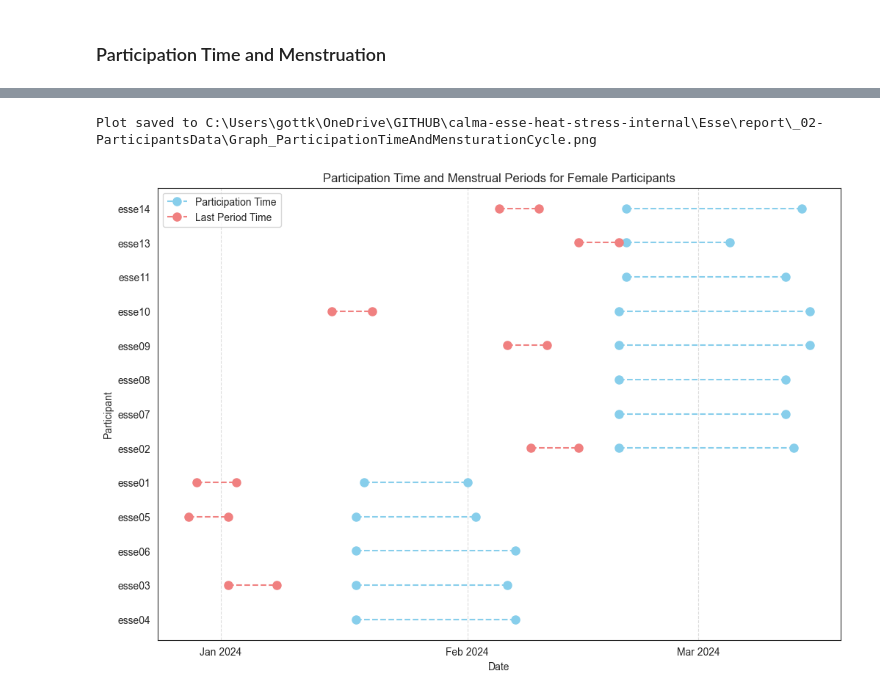
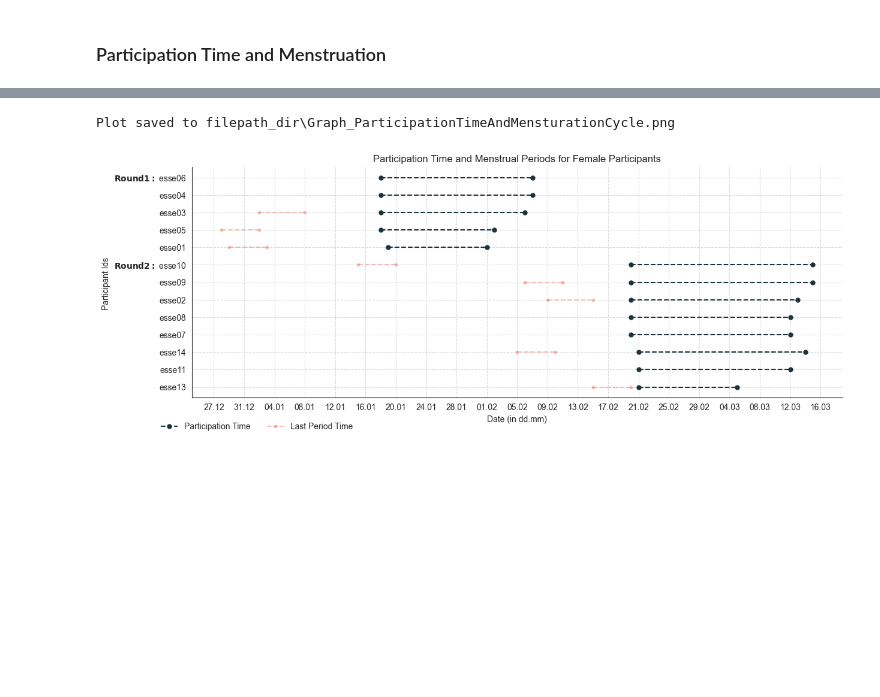
Before and after one commit to buds-lab/calma-esse-heat-stress-public, a Jupyter notebook: Esse/src/Participants_Antro.ipynb, the cells around one changed output, grey strips where cells are left out. Drawn from its saved outputs; the diff is of its cells as text; code cells hidden in the pictures; blank space fills up the shorter version.

```diff
--- a/Esse/src/Participants_Antro.ipynb
+++ b/Esse/src/Participants_Antro.ipynb
@@ -518,7 +476,10 @@ import matplotlib.pyplot as plt
 import matplotlib.dates as mdates
 import pandas as pd
 
-plt.figure(figsize=(12, 8))
+df = df.sort_values(by='Start', ascending=False).reset_index(drop=True)
+
+plt.figure(figsize=(14, 5))
+
 
 # Initialize legend handles and labels
 handles = []
@@ -530,49 +491,55 @@ for i, participant in enumerate(df['id_participant']):
     end = df['End'].iloc[i]
 
     # Plot the start and end points for participation time
-    participation_line, = plt.plot([start, end], [participant, participant], 'o--', color='skyblue', markersize=8)
+    participation_line, = plt.plot([start, end], [participant, participant], 'o--', color=color_elderberryblack, markersize=5)
     if 'Participation Time' not in labels:  # Add legend only once
         handles.append(participation_line)
         labels.append('Participation Time')
 
     # If the participant is female, add additional points for the last period and its duration
-    if df['gender'].iloc[i] == 'Female':
+    if df['gender'].iloc[i] == 1:
         last_period = df['LastPeriod?'].iloc[i]
         if pd.notna(last_period) and pd.notna(df['DurationPeriod?'].iloc[i]):
             period_end = last_period + pd.Timedelta(days=int(df['DurationPeriod?'].iloc[i]))
-            last_period_line, = plt.plot([last_period, period_end], [participant, participant], 'o--', color='lightcoral', markersize=8)
+            last_period_line, = plt.plot([last_period, period_end], [participant, participant], 'o--', color=color_coralpink, markersize=3, alpha=0.5)
             if 'Last Period Time' not in labels:  # Add legend only once
                 handles.append(last_period_line)
                 labels.append('Last Period Time')
 
 # Customize the plot
-plt.xlabel('Date')
-plt.ylabel('Participant')
+plt.xlabel('Date (in dd.mm)')
+plt.ylabel('Participant Ids ')
 plt.title('Participation Time and Menstrual Periods for Female Participants')
 plt.grid(axis='x', linestyle='--', alpha=0.7)
+plt.grid(axis='y', linestyle='--', alpha=0.7)
 
-# Set the x-axis major locator to month intervals
-plt.gca().xaxis.set_major_locator(mdates.MonthLocator())
-plt.gca().xaxis.set_major_formatter(mdates.DateFormatter('%b %Y'))
+# Set the x-axis major locator to month intervals and minor locator to day intervals
+plt.gca().xaxis.set_major_locator(mdates.DayLocator(interval=4))
+plt.gca().xaxis.set_major_formatter(mdates.DateFormatter('%d.%m'))
 
-# Add legend
-plt.legend(handles, labels)
+plt.legend(handles, labels, loc='upper center', bbox_to_anchor=(0.1, -0.075), ncol=2, frameon=False)
 
-filepath = os.path.join(filepath_dir, "Graph_ParticipationTimeAndMensturationCycle.png")
+
+# Customizing y-axis labels
+y_labels = ['esse13', 'esse11', 'esse14', 'esse07', 'esse08', 'esse02', 'esse09', r'$\bf{Round 2:}$ esse10',
+            'esse01', 'esse05', 'esse03', 'esse04', r'$\bf{Round 1:}$ esse06']
+plt.gca().set_yticks(df['id_participant'])
+plt.gca().set_yticklabels(y_labels)
+
+sns.despine()
+
+filepath = os.path.join("filepath_dir", "Graph_ParticipationTimeAndMensturationCycle.png")
 if filepath != "":
     directory = os.path.dirname(filepath)
 
     # Create directory if it doesn't exist
     if not os.path.exists(directory):
         os.makedirs(directory)
 
     plt.savefig(filepath, bbox_inches='tight', pad_inches=0.1)
     print(f"Plot saved to {filepath}")
 
-
-plt.savefig(filepath)
-
 plt.show()
 # %% [output]
-Plot saved to C:\Users\gottk\OneDrive\GITHUB\calma-esse-heat-stress-internal\Esse\report\_02-ParticipantsData\Graph_ParticipationTimeAndMensturationCycle.png
+Plot saved to filepath_dir\Graph_ParticipationTimeAndMensturationCycle.png
-[figure, old version]
+[figure, new version]
```
Also changed, not shown: parts of 3 cells of this notebook, 7 other files.
